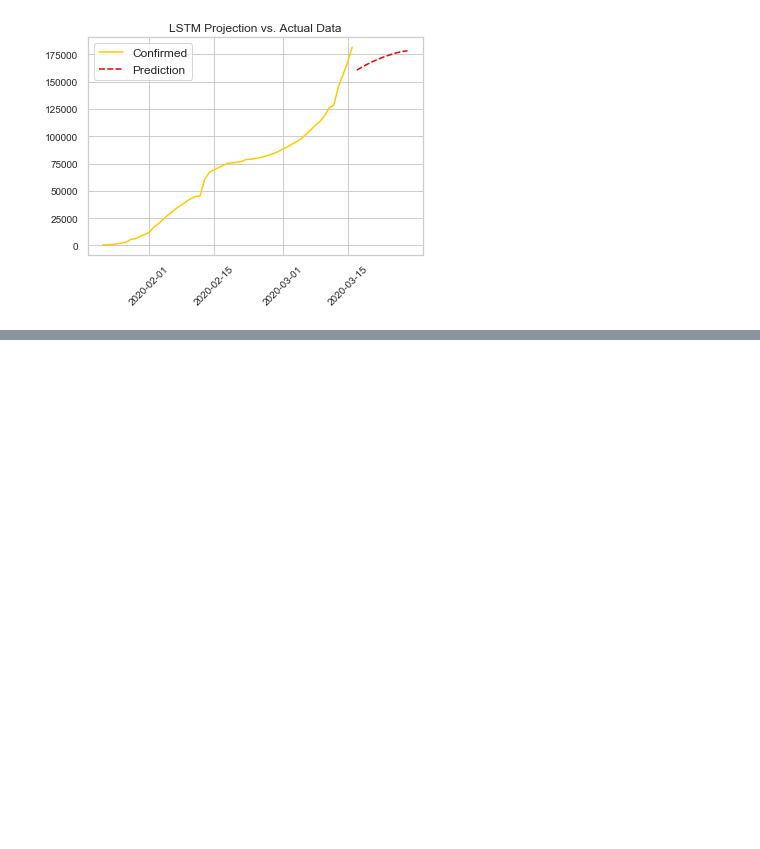
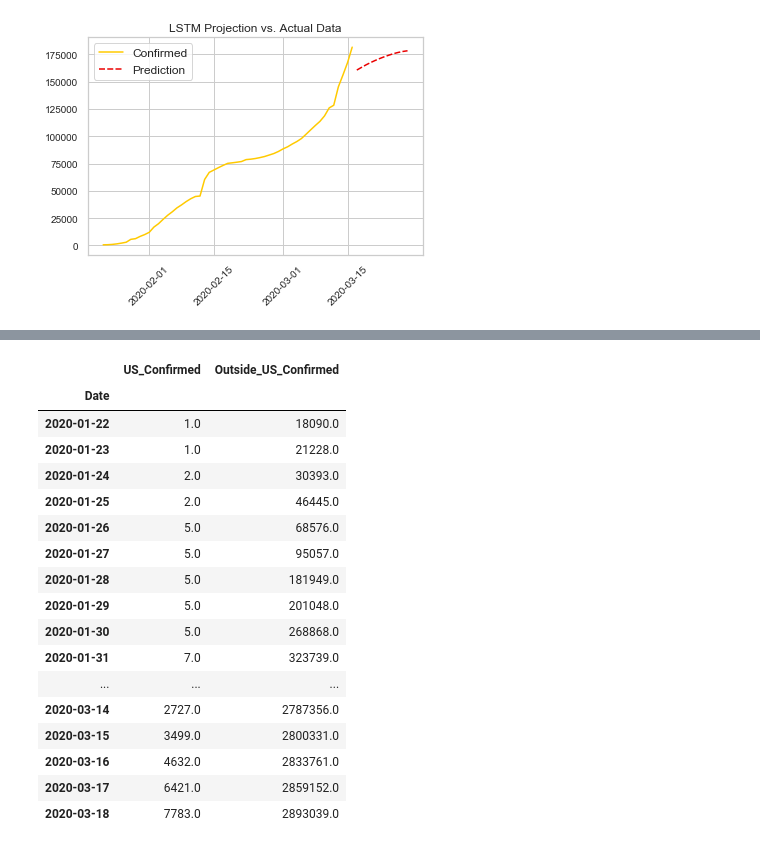
Before and after one commit to Skye-FY/Ironhack_Final_Project, a Jupyter notebook: code/LSTMfunc.ipynb, the cells around one changed output, grey strips where cells are left out. Saved outputs shown, nothing was run; the diff lists cells and outputs as text; code cells hidden in the pictures; blank space fills up the shorter version.

```diff
--- a/code/LSTMfunc.ipynb
+++ b/code/LSTMfunc.ipynb
@@ -324,0 +399,41 @@ def LSTM_BonA(df1,df2,timesteps,n_features,future_days):
+# %%
+def getRegional(region1,data):
+    r1 = region1
+    non_r1 = [i for i in data['Country/Region'] if i != r1]
+    r1_v = data.groupby('Country/Region').agg('sum').T[[r1]]#[:2].to_excel('../data/location.xlsx')
+    rest_v = data.groupby('Country/Region').agg('sum').T[non_r1]
+    r1_v = r1_v[2:]
+    rest_v = rest_v[2:]
+    rest_val = list(rest_v.T.sum())
+    rest_v['Confirmed'] = rest_val
+    rest_v = rest_v[['Confirmed']].rename(columns={'Confirmed':''.join(['Outside_',r1,'_Confirmed'])})
+    r1_val = list(r1_v.T.sum())
+    r1_v['Confirmed'] = r1_val
+    r1_v = r1_v[['Confirmed']].rename(columns={'Confirmed':''.join([r1,'_Confirmed'])})
+    rest_df = pd.DataFrame(data=rest_v[''.join(['Outside_',r1,'_Confirmed'])],index=pd.to_datetime(rest_v.index)).reset_index().rename(columns={'index':'Date'}).set_index('Date')
+    r1_df = pd.DataFrame(data=r1_v[''.join([r1,'_Confirmed'])],index=pd.to_datetime(r1_v.index)).reset_index().rename(columns={'index':'Date'}).set_index('Date')
+    con = pd.concat([r1_df, rest_df],axis=1)
+    return r1_df, rest_df, con
+# %%
+us_df, non_us, us_com = getRegional('US',cv)
+# %%
+us_com
+# %% [output]
+|  | US_Confirmed | Outside_US_Confirmed |
+| Date |  |  |
+| 2020-01-22 | 1.0 | 18090.0 |
+| 2020-01-23 | 1.0 | 21228.0 |
+| 2020-01-24 | 2.0 | 30393.0 |
+| 2020-01-25 | 2.0 | 46445.0 |
+| 2020-01-26 | 5.0 | 68576.0 |
+| 2020-01-27 | 5.0 | 95057.0 |
+| 2020-01-28 | 5.0 | 181949.0 |
+| 2020-01-29 | 5.0 | 201048.0 |
+| 2020-01-30 | 5.0 | 268868.0 |
+| 2020-01-31 | 7.0 | 323739.0 |
+| ... | ... | ... |
+| 2020-03-14 | 2727.0 | 2787356.0 |
+| 2020-03-15 | 3499.0 | 2800331.0 |
+| 2020-03-16 | 4632.0 | 2833761.0 |
+| 2020-03-17 | 6421.0 | 2859152.0 |
+| 2020-03-18 | 7783.0 | 2893039.0 |
```
Also changed, not shown: parts of 4 cells of this notebook, 7 other files.
